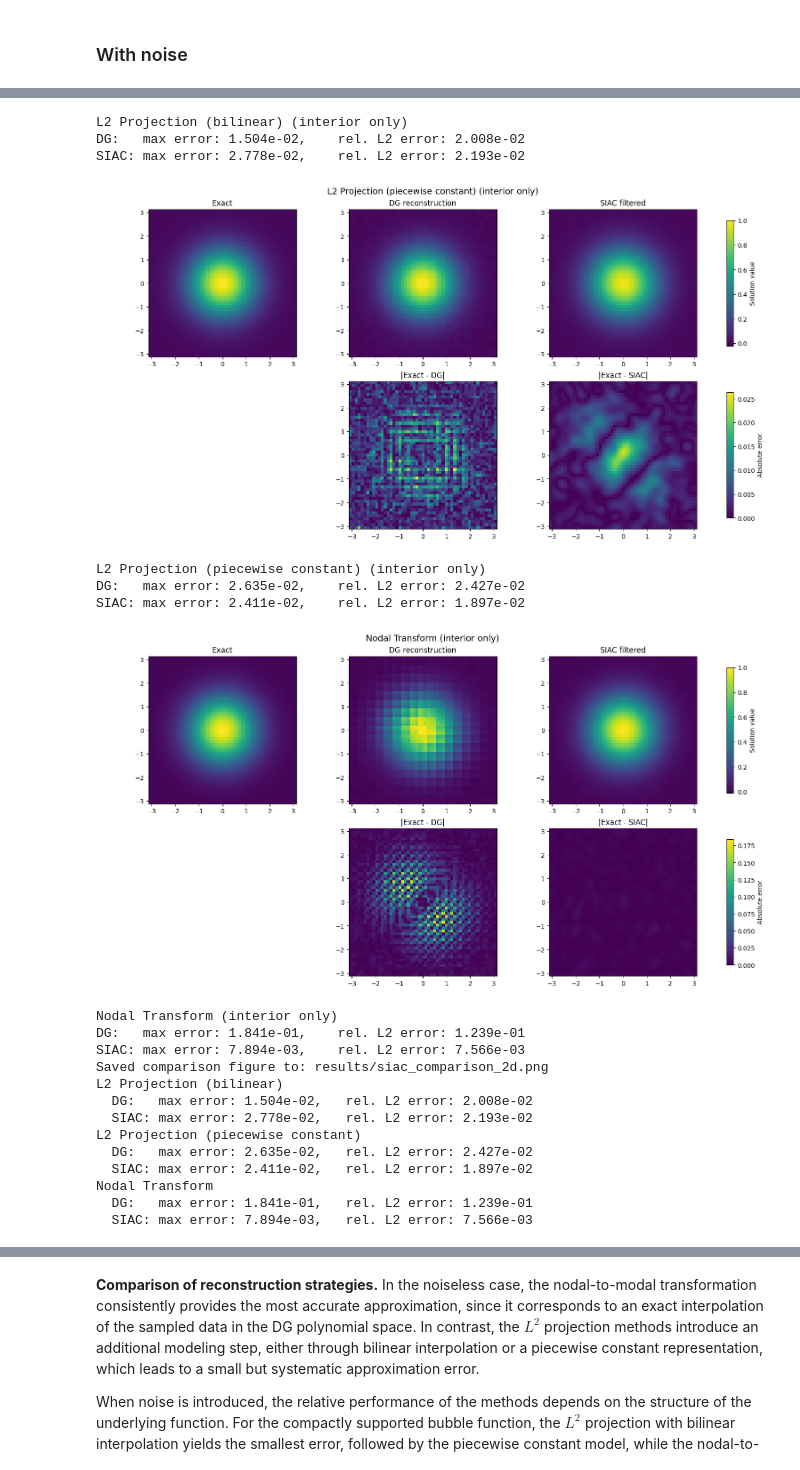
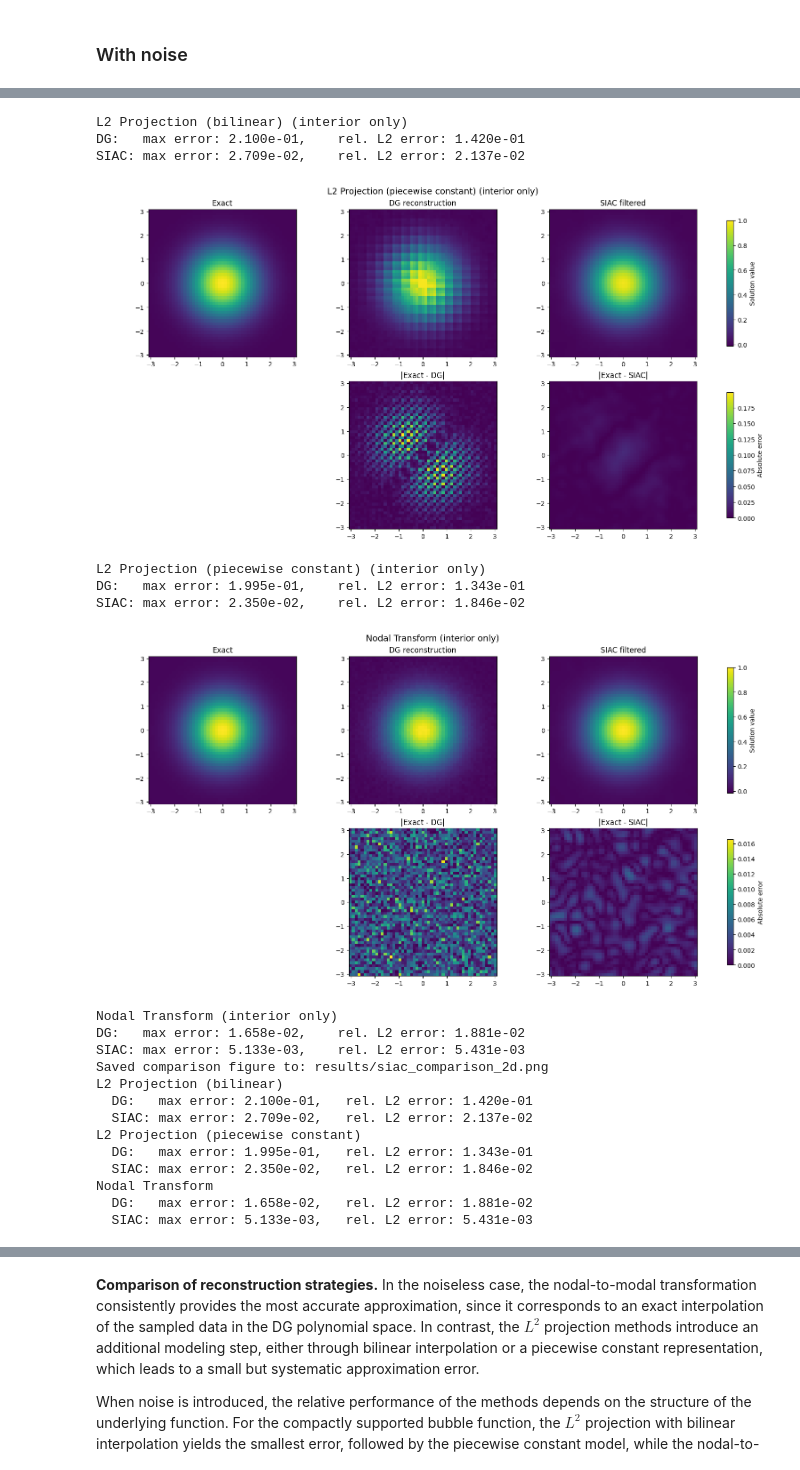
Before and after one commit to AdamHopkinss/SIAC-CT-Reconstruction, a Jupyter notebook: notebooks/test_siac_modal.ipynb, the cells around one changed output, grey strips where cells are left out. Drawn from its saved outputs; the diff is of its cells as text; code cells hidden in the pictures.

```diff
--- a/notebooks/test_siac_modal.ipynb
+++ b/notebooks/test_siac_modal.ipynb
@@ -656,8 +660,13 @@ def fexact2D_composite(X, Y, domain):
 xmin, xmax = -5, 5
 ymin, ymax = -5, 5
 
-xgrid = np.linspace(xmin, xmax, 81)
-ygrid = np.linspace(ymin, ymax, 81)
+DOF_x, DOF_y = 81, 81
+
+dx = (xmax - xmin) / DOF_x
+dy = (ymax - ymin) / DOF_y
+
+xgrid = xmin + (np.arange(DOF_x) + 0.5) * dx
+ygrid = ymin + (np.arange(DOF_y) + 0.5) * dy
 
 X, Y = np.meshgrid(xgrid, ygrid)
 
@@ -743,8 +752,11 @@ def add_noise(u, dx, dy, deg, sigma=1.0, sigma_factor=None, seed=0):
 xmin, xmax = -5, 5
 ymin, ymax = -5, 5
 
-xgrid = np.linspace(xmin, xmax, 81)
-ygrid = np.linspace(ymin, ymax, 81)
+dx = (xmax - xmin) / DOF_x
+dy = (ymax - ymin) / DOF_y
+
+xgrid = xmin + (np.arange(DOF_x) + 0.5) * dx
+ygrid = ymin + (np.arange(DOF_y) + 0.5) * dy
 
 X, Y = np.meshgrid(xgrid, ygrid)
 
@@ -838,24 +850,24 @@ plot_siac_comparison_2d(
 L2 Projection (bilinear) (interior only)
-DG:   max error: 1.504e-02,    rel. L2 error: 2.008e-02
-SIAC: max error: 2.778e-02,    rel. L2 error: 2.193e-02
+DG:   max error: 2.100e-01,    rel. L2 error: 1.420e-01
+SIAC: max error: 2.709e-02,    rel. L2 error: 2.137e-02
-[figure, old version]
+[figure, new version]
 L2 Projection (piecewise constant) (interior only)
-DG:   max error: 2.635e-02,    rel. L2 error: 2.427e-02
-SIAC: max error: 2.411e-02,    rel. L2 error: 1.897e-02
+DG:   max error: 1.995e-01,    rel. L2 error: 1.343e-01
+SIAC: max error: 2.350e-02,    rel. L2 error: 1.846e-02
-[figure, old version]
+[figure, new version]
 Nodal Transform (interior only)
-DG:   max error: 1.841e-01,    rel. L2 error: 1.239e-01
-SIAC: max error: 7.894e-03,    rel. L2 error: 7.566e-03
+DG:   max error: 1.658e-02,    rel. L2 error: 1.881e-02
+SIAC: max error: 5.133e-03,    rel. L2 error: 5.431e-03
 Saved comparison figure to: results/siac_comparison_2d.png
 L2 Projection (bilinear)
-  DG:   max error: 1.504e-02,   rel. L2 error: 2.008e-02
-  SIAC: max error: 2.778e-02,   rel. L2 error: 2.193e-02
+  DG:   max error: 2.100e-01,   rel. L2 error: 1.420e-01
+  SIAC: max error: 2.709e-02,   rel. L2 error: 2.137e-02
 L2 Projection (piecewise constant)
-  DG:   max error: 2.635e-02,   rel. L2 error: 2.427e-02
-  SIAC: max error: 2.411e-02,   rel. L2 error: 1.897e-02
+  DG:   max error: 1.995e-01,   rel. L2 error: 1.343e-01
+  SIAC: max error: 2.350e-02,   rel. L2 error: 1.846e-02
 Nodal Transform
-  DG:   max error: 1.841e-01,   rel. L2 error: 1.239e-01
-  SIAC: max error: 7.894e-03,   rel. L2 error: 7.566e-03
+  DG:   max error: 1.658e-02,   rel. L2 error: 1.881e-02
+  SIAC: max error: 5.133e-03,   rel. L2 error: 5.431e-03
 # %%
 
 
```
Also changed, not shown: parts of 10 cells of this notebook, 7 other files.
